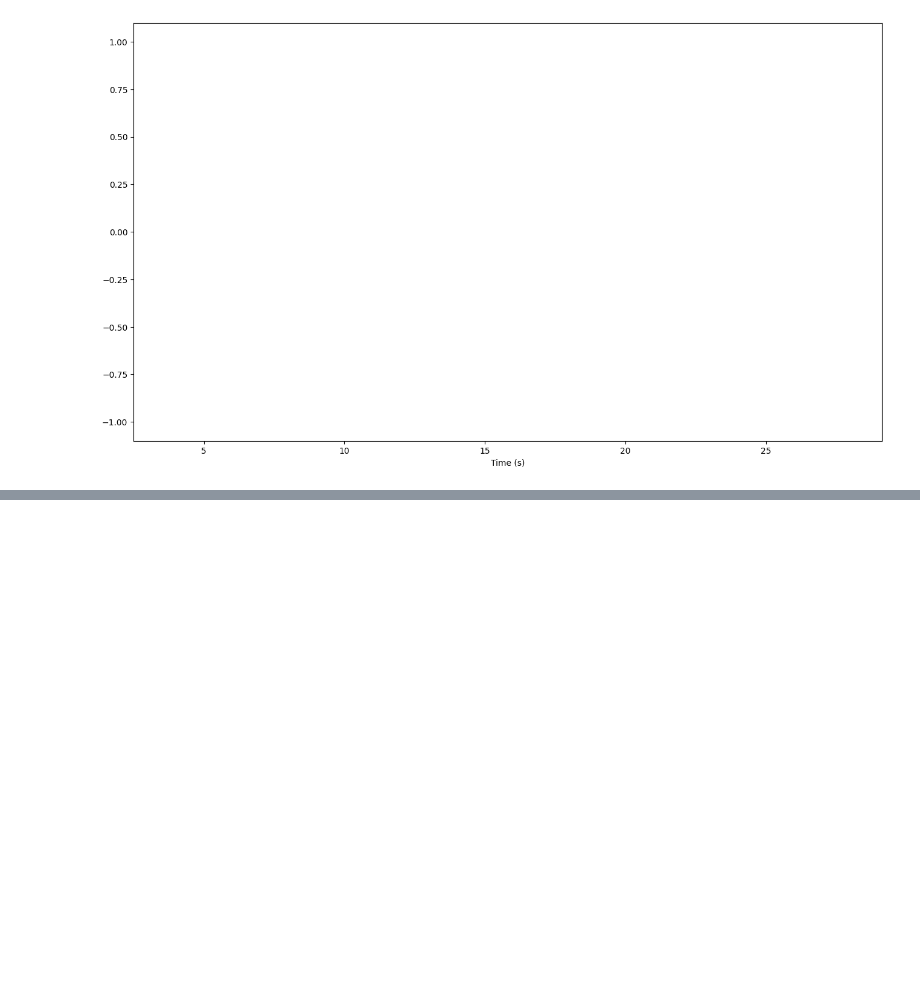
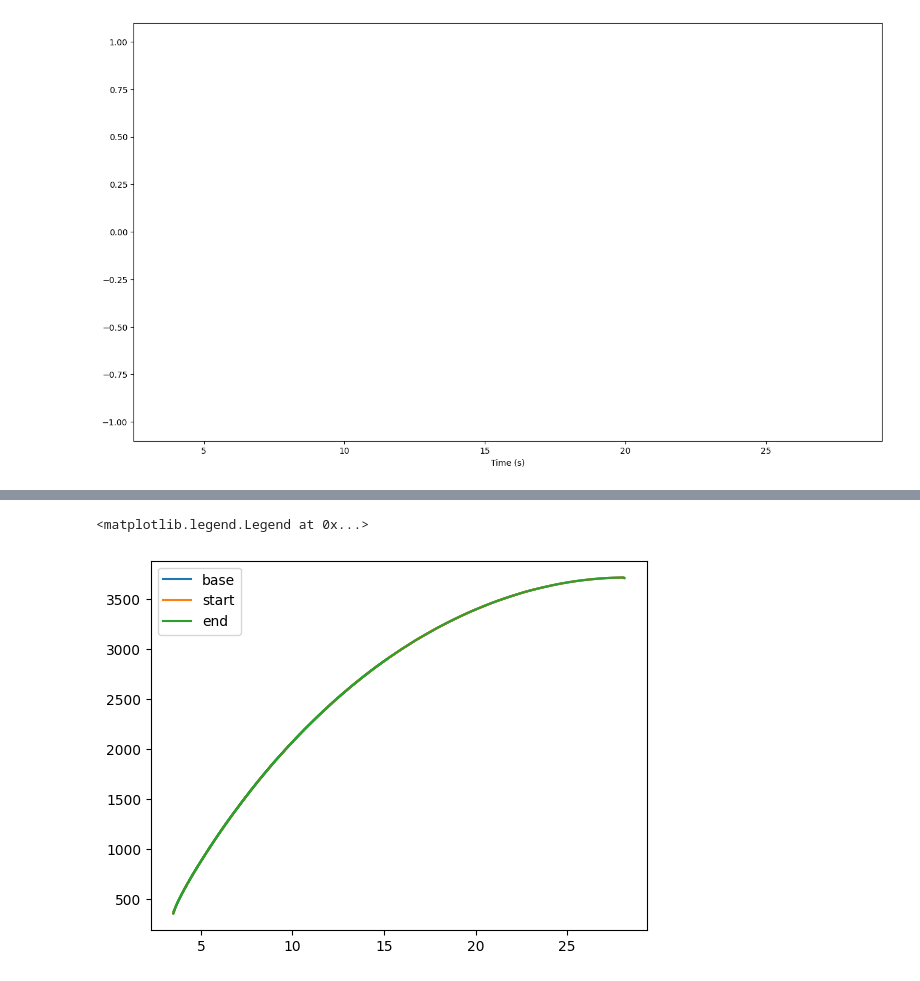
Before and after one commit to cowsed/DeploymentMod, a Jupyter notebook: Experiments/Fitting.ipynb, the cells around one changed output, grey strips where cells are left out. Saved outputs shown, nothing was run; the diff lists cells and outputs as text; code cells hidden in the pictures; blank space fills up the shorter version.

```diff
--- a/Experiments/Fitting.ipynb
+++ b/Experiments/Fitting.ipynb
@@ -487,0 +644,8 @@ anim.save('dragFit.mp4', writer = 'ffmpeg', fps = 60)
+# %%
+plt.plot(xs, ys, label = "base")
+plt.plot(xs, BSpline(*tck)(xs), label = "start")
+plt.plot(xs, BSpline(*tck_s)(xs), label = "end")
+plt.legend()
+# %% [output]
+<matplotlib.legend.Legend at 0x...>
+[figure, added]
```
Also changed, not shown: parts of 30 cells of this notebook, 5 other files.
